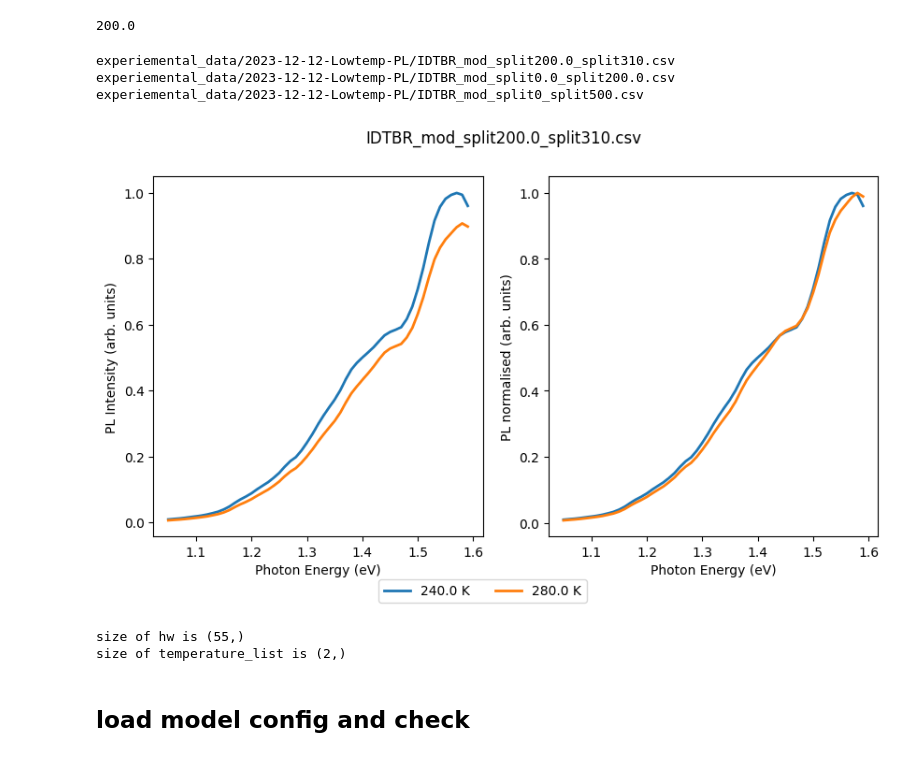
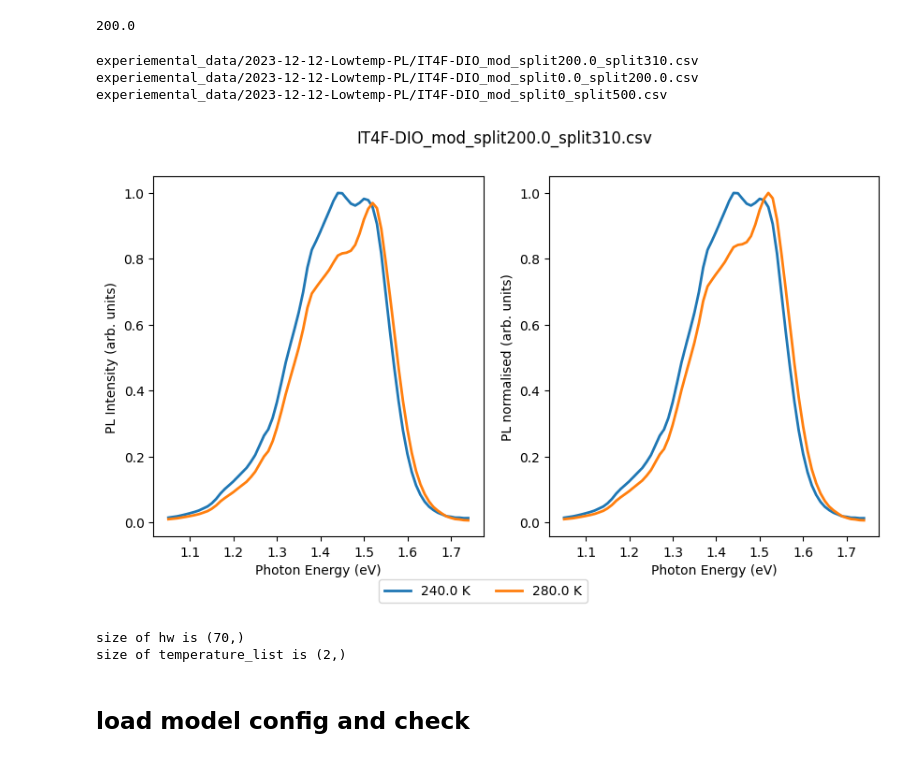
Before and after one commit to mohammedazzouzi15/pl_temp_fit, a Jupyter notebook: notebook/0_prepare_experimental_data_PL.ipynb, the cells around one changed output. Saved outputs shown, nothing was run; the diff lists cells and outputs as text; code cells hidden in the pictures.

```diff
--- a/notebook/0_prepare_experimental_data_PL.ipynb
+++ b/notebook/0_prepare_experimental_data_PL.ipynb
@@ -108,35 +108,35 @@ temperature_split[0][0]
 200.0
 # %%
 # modify the data if needed
-def change_wavelength_range(csv_name,hws_limits=[0.95,1.6],step=0.01,temperature_split=[]):
+def change_wavelength_range(csv_name,hws_limits=[0.95,1.8],step=0.01,temperature_split=[]):
     data, temperature_list_old, hws_old = Exp_data_utils.read_data(csv_name)
     temperature_split.append((0,500))
     for temp_split in temperature_split:
         temperature_list = temperature_list_old[temperature_list_old>temp_split[0]]
         temperature_list = temperature_list[temperature_list<temp_split[1]]
         list_i = [i for i in range(len(temperature_list_old)) if temperature_list_old[i] in temperature_list]
         hws = np.arange(hws_limits[0], hws_limits[1], step)
         y = np.zeros((hws.size, 1+len(temperature_list)))
         y[:,0] = hws
         for _j,_i in enumerate(list_i):
             f = interpolate.interp1d(hws_old, data[:,_i], axis=0, fill_value='extrapolate')
             y[:,_j+1] = f(hws)
         data_new = np.zeros((len(temperature_list)+1,len(hws)+1))
         data_new[:,1:] = y.transpose()
         data_new[1:,0] = temperature_list
         data_new = pd.DataFrame(data_new, columns=['Temperature']+list(hws))
         data_new.to_csv(f'{csv_name.replace(".csv",f"_mod_split{temp_split[0]}_split{temp_split[1]}.csv")}',index=None,header=None)
         print(f'{csv_name.replace(".csv",f"_mod_split{temp_split[0]}_split{temp_split[1]}.csv")}')
     temp_split = temperature_split[0]
     return f'{csv_name.replace(".csv",f"_mod_split{temp_split[0]}_split{temp_split[1]}.csv")}'
-csv_name = change_wavelength_range(csv_name,hws_limits=[1.05,1.6],step=0.01,temperature_split=[(200.0,310),(0.0,200.0)])
+csv_name = change_wavelength_range(csv_name,hws_limits=[1.05,1.75],step=0.01,temperature_split=[(200.0,310),(0.0,200.0)])
 Exp_data, temperature_list, hws = Exp_data_utils.read_data(csv_name)
 fig,ax = Exp_data_utils.plot_PL_data(Exp_data, temperature_list, hws,title=csv_name.split('/')[-1])
 # %% [output]
-experiemental_data/2023-12-12-Lowtemp-PL/IDTBR_mod_split200.0_split310.csv
-experiemental_data/2023-12-12-Lowtemp-PL/IDTBR_mod_split0.0_split200.0.csv
-experiemental_data/2023-12-12-Lowtemp-PL/IDTBR_mod_split0_split500.csv
+experiemental_data/2023-12-12-Lowtemp-PL/IT4F-DIO_mod_split200.0_split310.csv
+experiemental_data/2023-12-12-Lowtemp-PL/IT4F-DIO_mod_split0.0_split200.0.csv
+experiemental_data/2023-12-12-Lowtemp-PL/IT4F-DIO_mod_split0_split500.csv
-[figure, old version]
+[figure, new version]
 # %%
 # initialise parameters for the model
 import importlib
@@ -150,7 +150,7 @@ importlib.reload(config_utils)
     sigma,
 ) = (5, 10, 0.005, 0.05,0.001)
 fixed_parameters_dict = {
-    "EX":{'numbrstates':10},
+    "EX":{},
     "CT":{'off':1},
     "D":{},
 }
@@ -191,7 +191,7 @@ model_config, test_id = config_utils.save_model_config(
 
 )
 # %% [output]
-size of hw is (55,)
+size of hw is (70,)
 size of temperature_list is (2,)
 # %% [markdown]
 ## load model config and check
```
Also changed, not shown: parts of 8 cells of this notebook, 2 other files.
